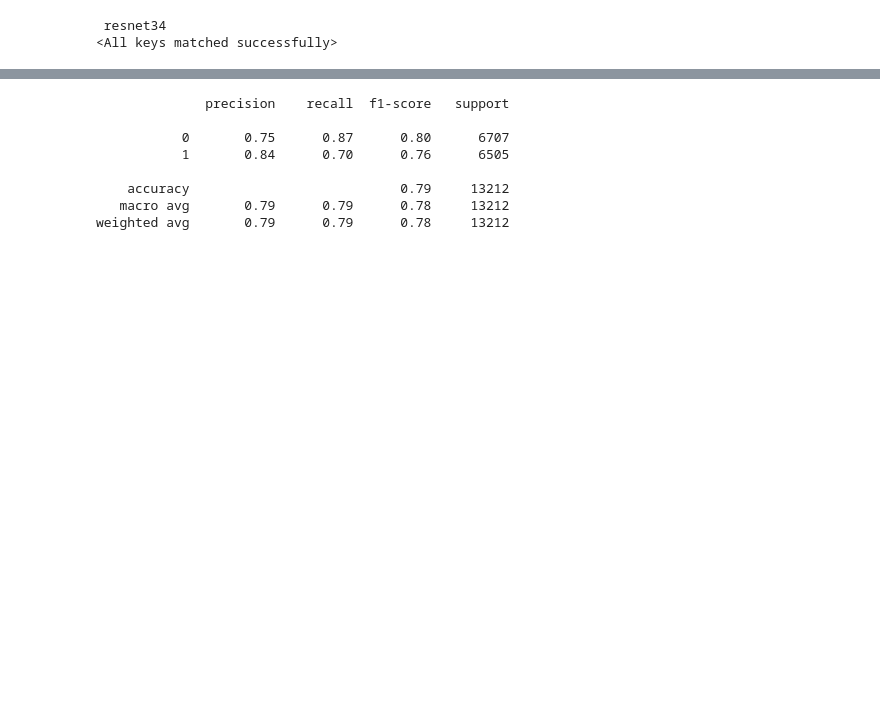
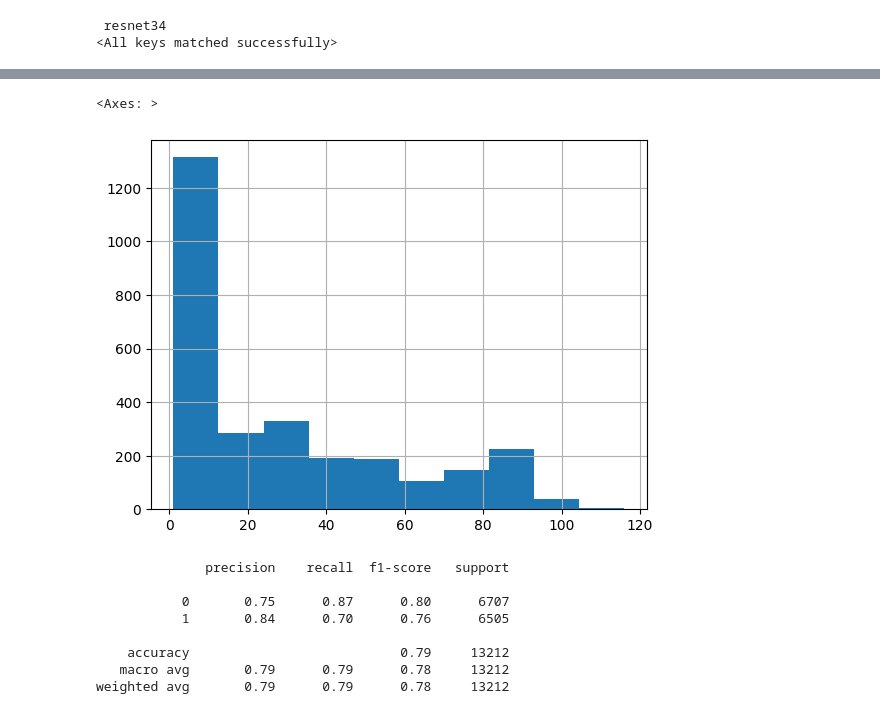
Before and after one commit to deepakdhull80/agnet, a Jupyter notebook: eval.ipynb, the cells around one changed output, grey strips where cells are left out. Cells and saved outputs as stored; diff of their text form; code cells hidden in the pictures; blank space fills up the shorter version.

```diff
--- a/eval.ipynb
+++ b/eval.ipynb
@@ -117,3 +97,10 @@ D:/WORK/freelance/agnet/dataset/utkface/part1/85_1_0_20170110183801752.jpg
+# %%
+import matplotlib.pyplot as plt
+
+f_df[predicted != truth]['age'].hist(bins=10)
+# %% [output]
+<Axes: >
+[figure, added]
 # %%
 print(classification_report(truth, predicted))
 # %% [output]
```
Also changed, not shown: parts of 8 cells of this notebook, 2 other files.
